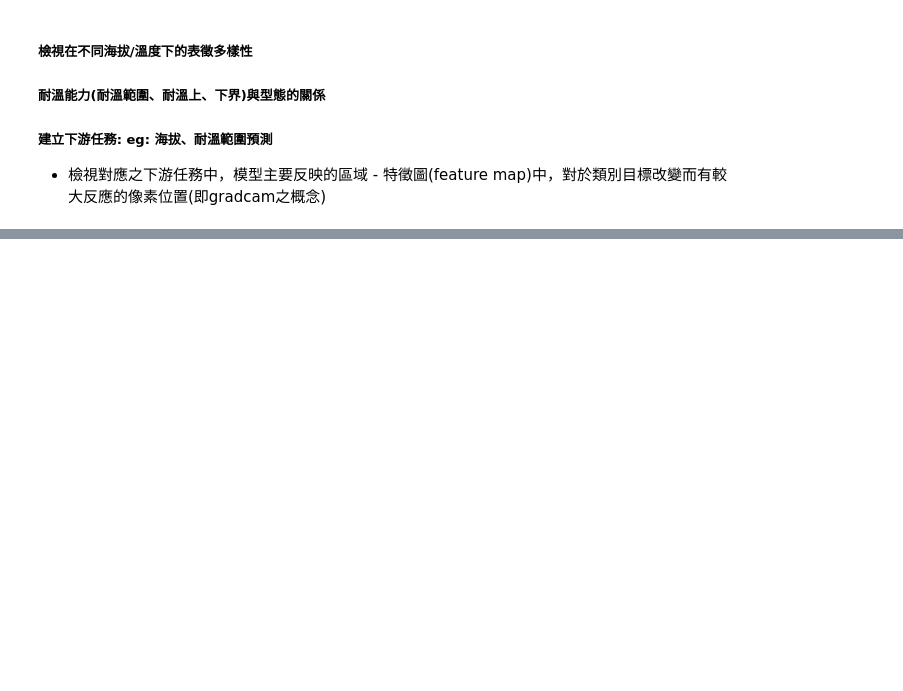
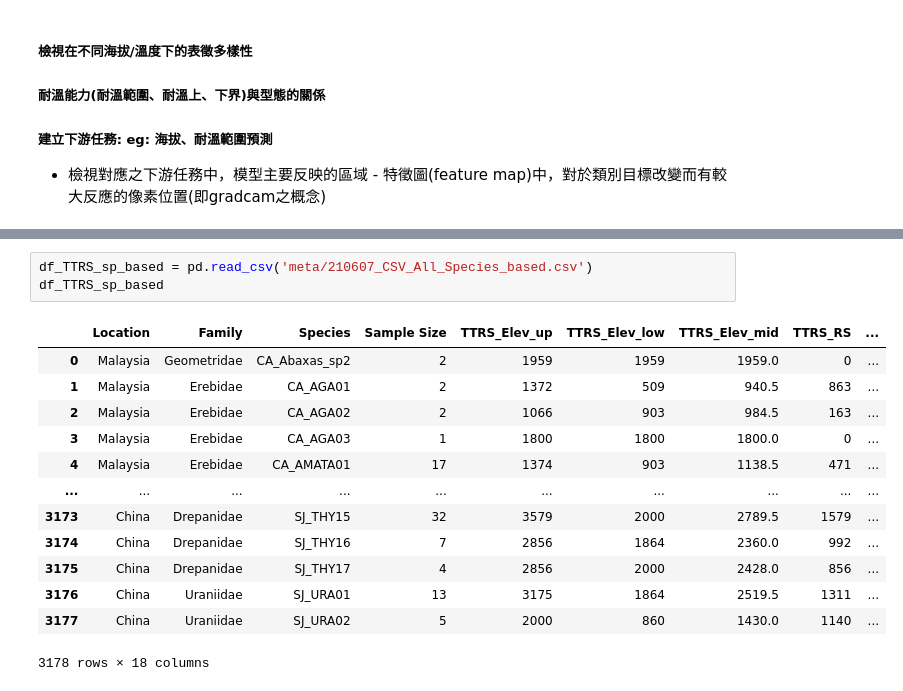
Before and after one commit to YunghuiHsu/Moth_Project, a Jupyter notebook: Moth_thermal/vsc/explore_LatentSpace.ipynb, the cells around one changed output, grey strips where cells are left out. Cells and saved outputs as stored; diff of their text form; blank space fills up the shorter version.

```diff
--- a/Moth_thermal/vsc/explore_LatentSpace.ipynb
+++ b/Moth_thermal/vsc/explore_LatentSpace.ipynb
@@ -800,0 +840,17 @@ for embedding_, title in zip(embedding_list,loc_size):
+# %%
+df_TTRS_sp_based = pd.read_csv('meta/210607_CSV_All_Species_based.csv')
+df_TTRS_sp_based
+# %% [output]
+|  | Location | Family | Species | Sample Size | TTRS_Elev_up | TTRS_Elev_low | TTRS_Elev_mid | TTRS_RS | ... |
+| 0 | Malaysia | Geometridae | CA_Abaxas_sp2 | 2 | 1959 | 1959 | 1959.0 | 0 | ... |
+| 1 | Malaysia | Erebidae | CA_AGA01 | 2 | 1372 | 509 | 940.5 | 863 | ... |
+| 2 | Malaysia | Erebidae | CA_AGA02 | 2 | 1066 | 903 | 984.5 | 163 | ... |
+| 3 | Malaysia | Erebidae | CA_AGA03 | 1 | 1800 | 1800 | 1800.0 | 0 | ... |
+| 4 | Malaysia | Erebidae | CA_AMATA01 | 17 | 1374 | 903 | 1138.5 | 471 | ... |
+| ... | ... | ... | ... | ... | ... | ... | ... | ... | ... |
+| 3173 | China | Drepanidae | SJ_THY15 | 32 | 3579 | 2000 | 2789.5 | 1579 | ... |
+| 3174 | China | Drepanidae | SJ_THY16 | 7 | 2856 | 1864 | 2360.0 | 992 | ... |
+| 3175 | China | Drepanidae | SJ_THY17 | 4 | 2856 | 2000 | 2428.0 | 856 | ... |
+| 3176 | China | Uraniidae | SJ_URA01 | 13 | 3175 | 1864 | 2519.5 | 1311 | ... |
+| 3177 | China | Uraniidae | SJ_URA02 | 5 | 2000 | 860 | 1430.0 | 1140 | ... |
+3178 rows × 18 columns
```
Also changed, not shown: parts of 31 cells of this notebook.
